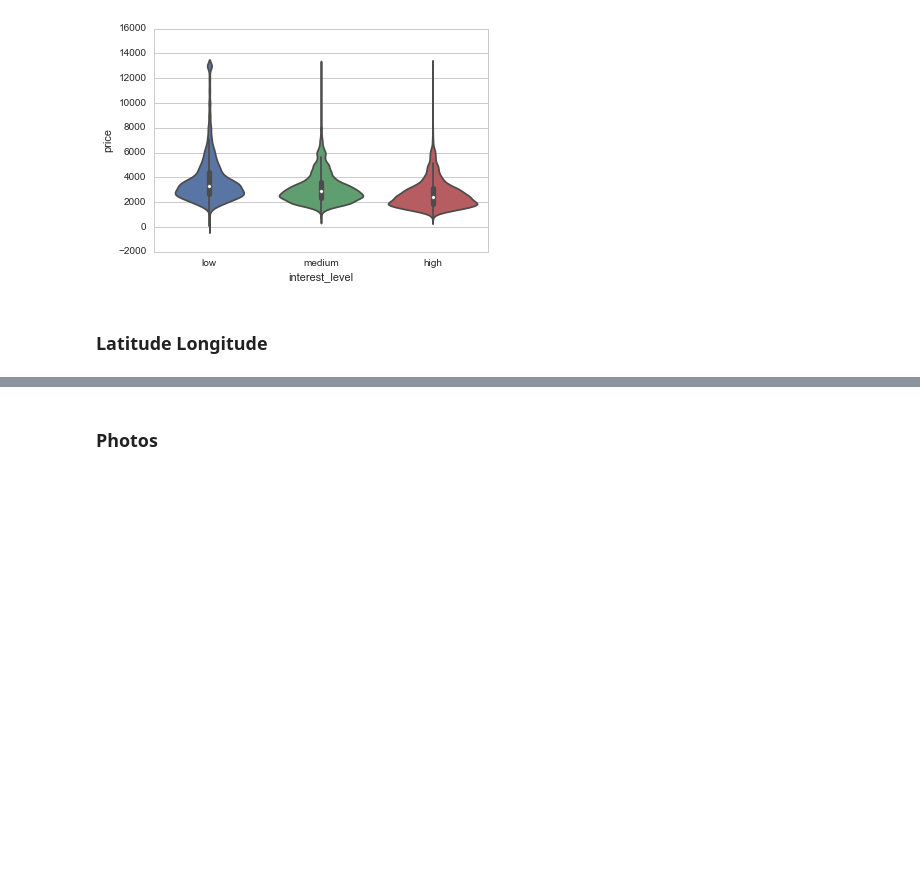
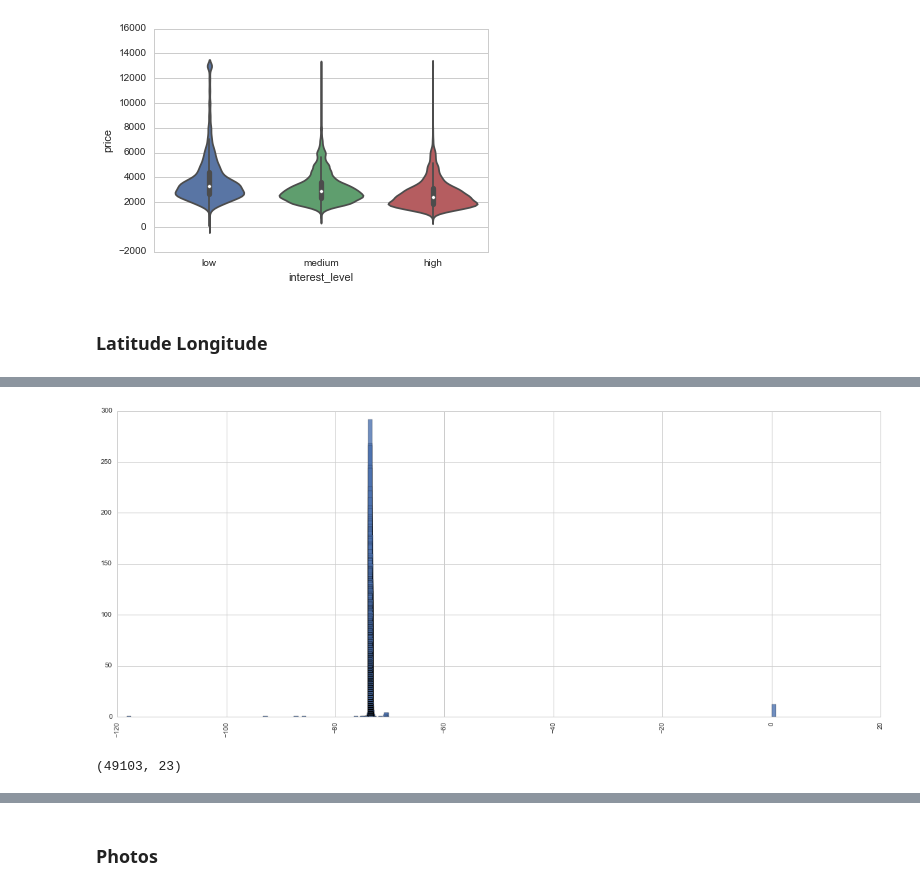
Before and after one commit to LilyElizabethJohn/Kaggle---Two-Sigma-RentHop, a Jupyter notebook: RentHop - 03222017 - EDA.ipynb, the cells around one changed output, grey strips where cells are left out. Saved outputs shown, nothing was run; the diff lists cells and outputs as text; code cells hidden in the pictures; blank space fills up the shorter version.

```diff
--- a/RentHop - 03222017 - EDA.ipynb
+++ b/RentHop - 03222017 - EDA.ipynb
@@ -343,0 +368,16 @@ print(count_vect.vocabulary_)
+# %%
+plt.figure(figsize=(20,8))
+ax = plt.subplot(111)
+longitude=train_df['longitude'].value_counts()
+ax.bar(longitude.index,longitude.values,alpha=0.8)
+plt.xticks(rotation='vertical')
+plt.show()
+# %% [output]
+[figure, added]
+# %%
+outlier_mask = ( (train_df.latitude < 40.6) | (train_df.latitude > 40.9) |
+                 (train_df.longitude < -74.1) | (train_df.longitude > -73.8) )
+lat_long_df = train_df.drop(train_df.index[outlier_mask], axis=0)
+print(lat_long_df.shape)
+# %% [output]
+(49103, 23)
```
Also changed, not shown: parts of 9 cells of this notebook.
